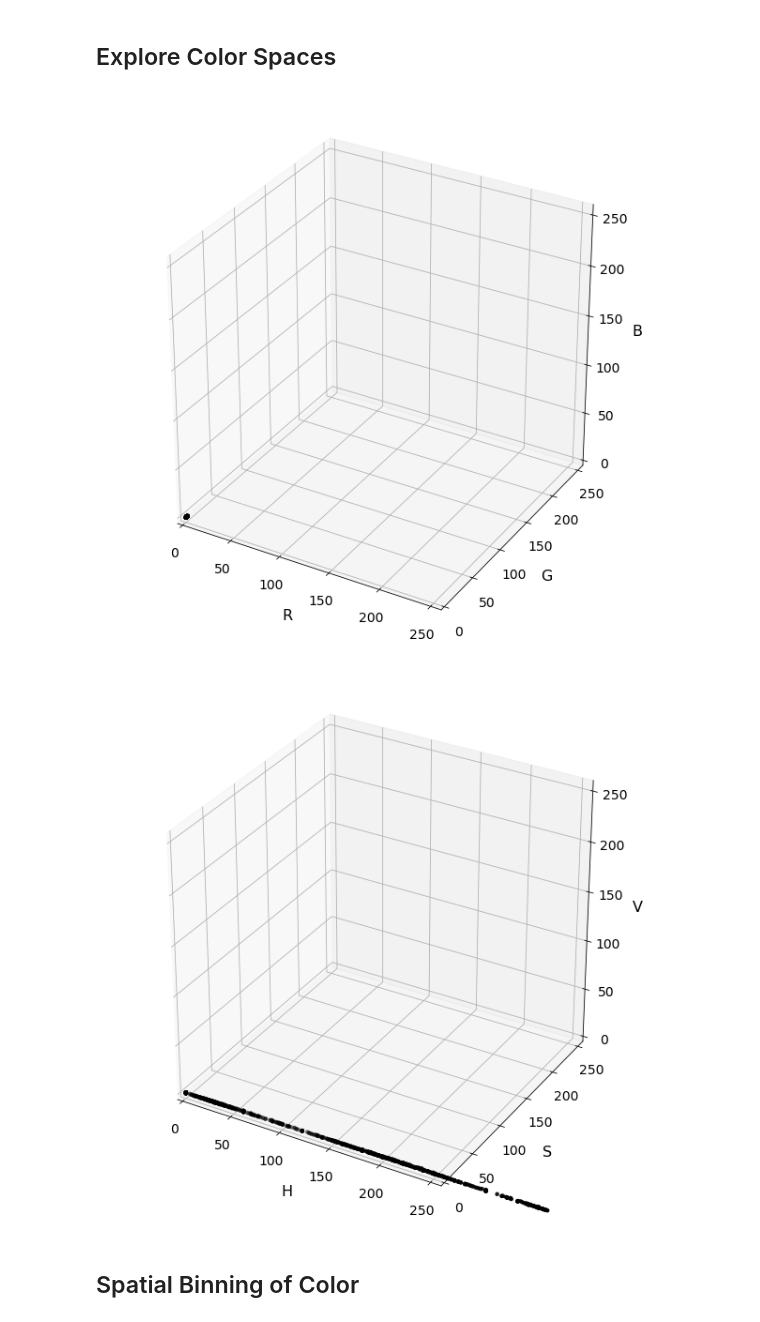
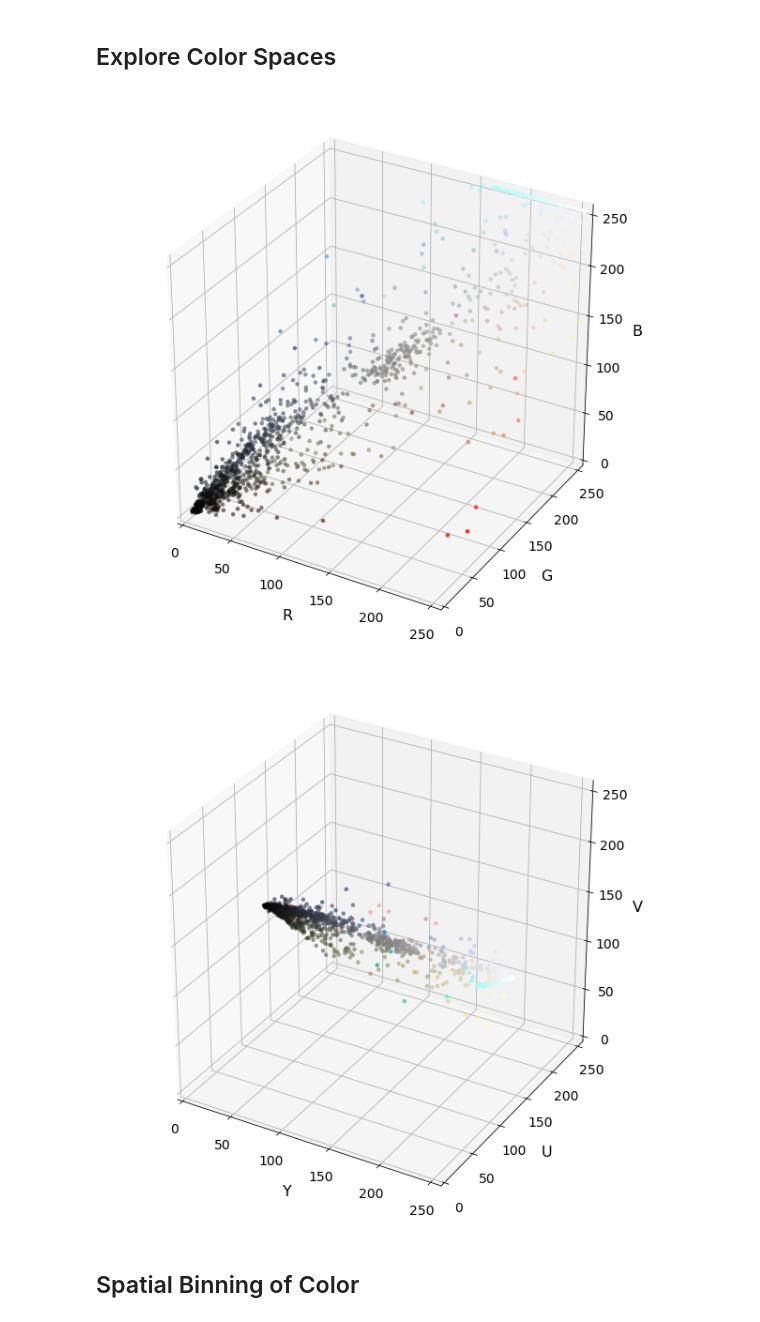
Before and after one commit to gallingern/CarND-Vehicle-Detection, a Jupyter notebook: P5.ipynb, the cells around one changed output. Drawn from its saved outputs; the diff is of its cells as text; code cells hidden in the pictures.

```diff
--- a/P5.ipynb
+++ b/P5.ipynb
@@ -187,26 +187,26 @@ def plot3d(pixels, colors_rgb,
     return ax  # return Axes3D object for further manipulation
 # %%
 # Read a color image
-img = mpimg.imread('test_images/000275.png')
+img = cv2.imread('test_images/000275.png')
 
 # Select a small fraction of pixels to plot by subsampling it
 scale = max(img.shape[0], img.shape[1], 64) / 64  # at most 64 rows and columns
 img_small = cv2.resize(img, (np.int(img.shape[1] / scale), np.int(img.shape[0] / scale)), interpolation=cv2.INTER_NEAREST)
 
 # Convert subsampled image to desired color space(s)
 img_small_RGB = cv2.cvtColor(img_small, cv2.COLOR_BGR2RGB)  # OpenCV uses BGR, matplotlib likes RGB
-img_small_HSV = cv2.cvtColor(img_small, cv2.COLOR_BGR2HSV)
+img_small_YUV = cv2.cvtColor(img_small, cv2.COLOR_BGR2YUV)
 img_small_rgb = img_small_RGB / 255.  # scaled to [0, 1], only for plotting
 
 # Plot and show
 plot3d(img_small_RGB, img_small_rgb)
 plt.show()
 
-plot3d(img_small_HSV, img_small_rgb, axis_labels=list("HSV"))
+plot3d(img_small_YUV, img_small_rgb, axis_labels=list("YUV"))
 plt.show()
 # %% [output]
-[figure, old version]
+[figure, new version]
-[figure, old version]
+[figure, new version]
 # %% [markdown]
 ## Spatial Binning of Color
 # %%
```
Also changed, not shown: parts of 17 cells of this notebook, 2 other files.
